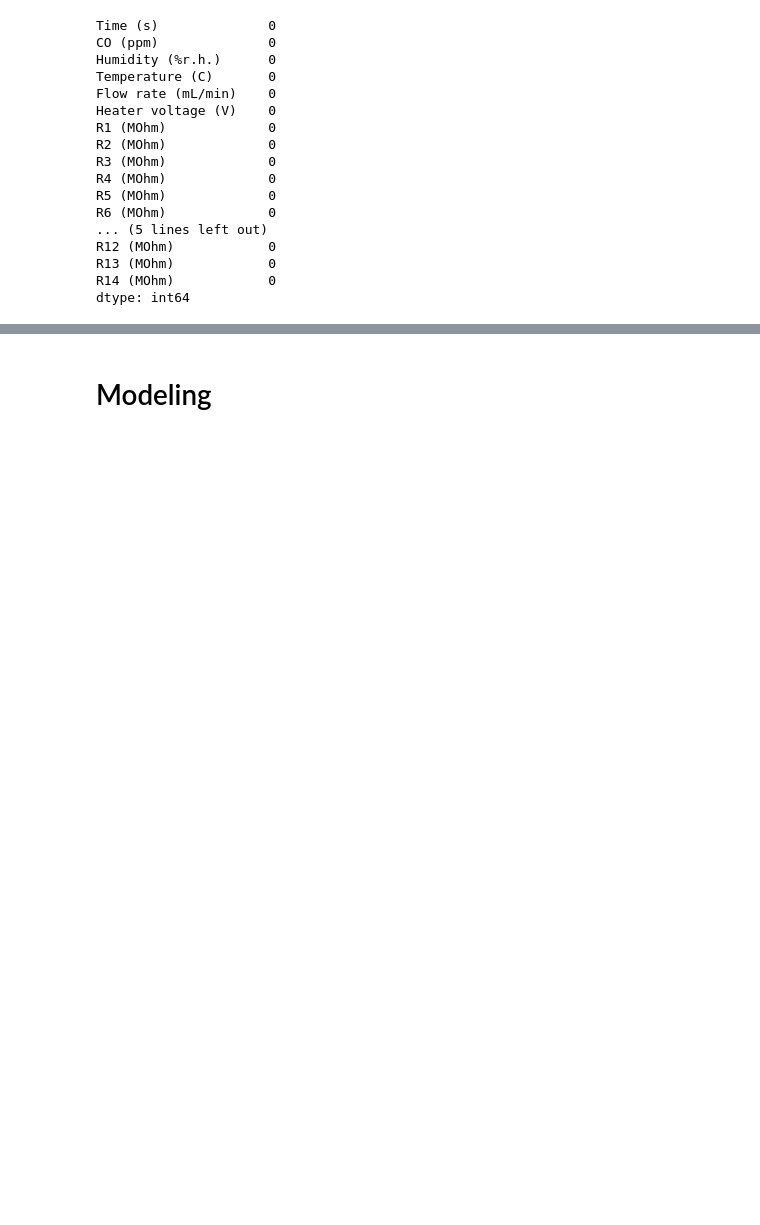
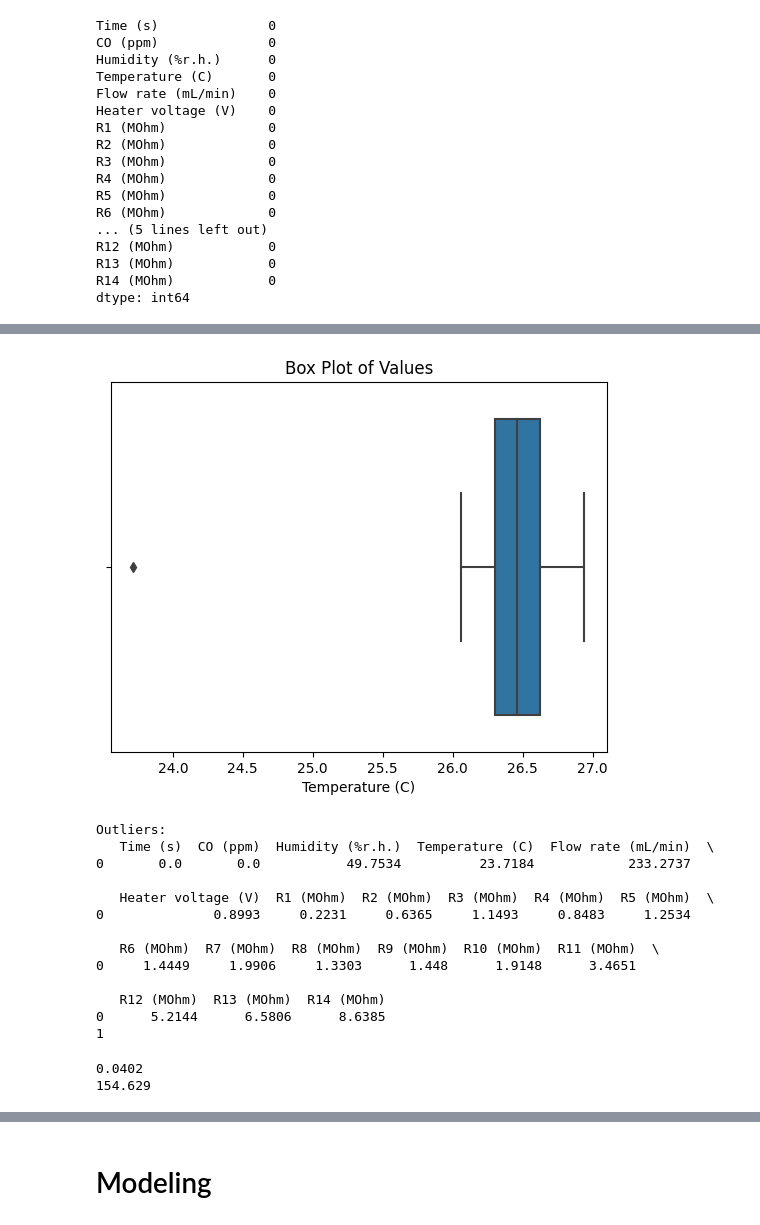
Before and after one commit to Jwdegames/GasSensorMLTasks, a Jupyter notebook: Catherine_gas_sensor_EDA.ipynb, the cells around one changed output, grey strips where cells are left out. Saved outputs shown, nothing was run; the diff lists cells and outputs as text; code cells hidden in the pictures; blank space fills up the shorter version.

```diff
--- a/Catherine_gas_sensor_EDA.ipynb
+++ b/Catherine_gas_sensor_EDA.ipynb
@@ -93,0 +125,41 @@ dtype: int64
+# %%
+# Create a box plot
+sns.boxplot(x=df['Temperature (C)'])
+plt.title('Box Plot of Values')
+plt.show()
+
+# Calculate IQR and identify outliers
+Q1 = df['Temperature (C)'].quantile(0.25)
+Q3 = df['Temperature (C)'].quantile(0.75)
+IQR = Q3 - Q1
+lower_bound = Q1 - 1.5 * IQR
+upper_bound = Q3 + 1.5 * IQR
+
+outliers = pd.DataFrame(df[(df['Temperature (C)'] < lower_bound) | (df['Temperature (C)'] > upper_bound)])
+print("Outliers:")
+print(outliers.head())
+print(len(outliers))
+# there are 1 outlier only according to box plot
+# %% [output]
+[figure, added]
+Outliers:
+   Time (s)  CO (ppm)  Humidity (%r.h.)  Temperature (C)  Flow rate (mL/min)  \
+0       0.0       0.0           49.7534          23.7184            233.2737
+
+   Heater voltage (V)  R1 (MOhm)  R2 (MOhm)  R3 (MOhm)  R4 (MOhm)  R5 (MOhm)  \
+0              0.8993     0.2231     0.6365     1.1493     0.8483     1.2534
+
+   R6 (MOhm)  R7 (MOhm)  R8 (MOhm)  R9 (MOhm)  R10 (MOhm)  R11 (MOhm)  \
+0     1.4449     1.9906     1.3303      1.448      1.9148      3.4651
+
+   R12 (MOhm)  R13 (MOhm)  R14 (MOhm)
+0      5.2144      6.5806      8.6385
+1
+# %%
+# See range of R4
+print(df['R4 (MOhm)'].min())
+print(df['R2 (MOhm)'].max())
+# The range is pretty far apart from [0.0402,154.629]
+# %% [output]
+0.0402
+154.629
```
Also changed, not shown: parts of 13 cells of this notebook.
